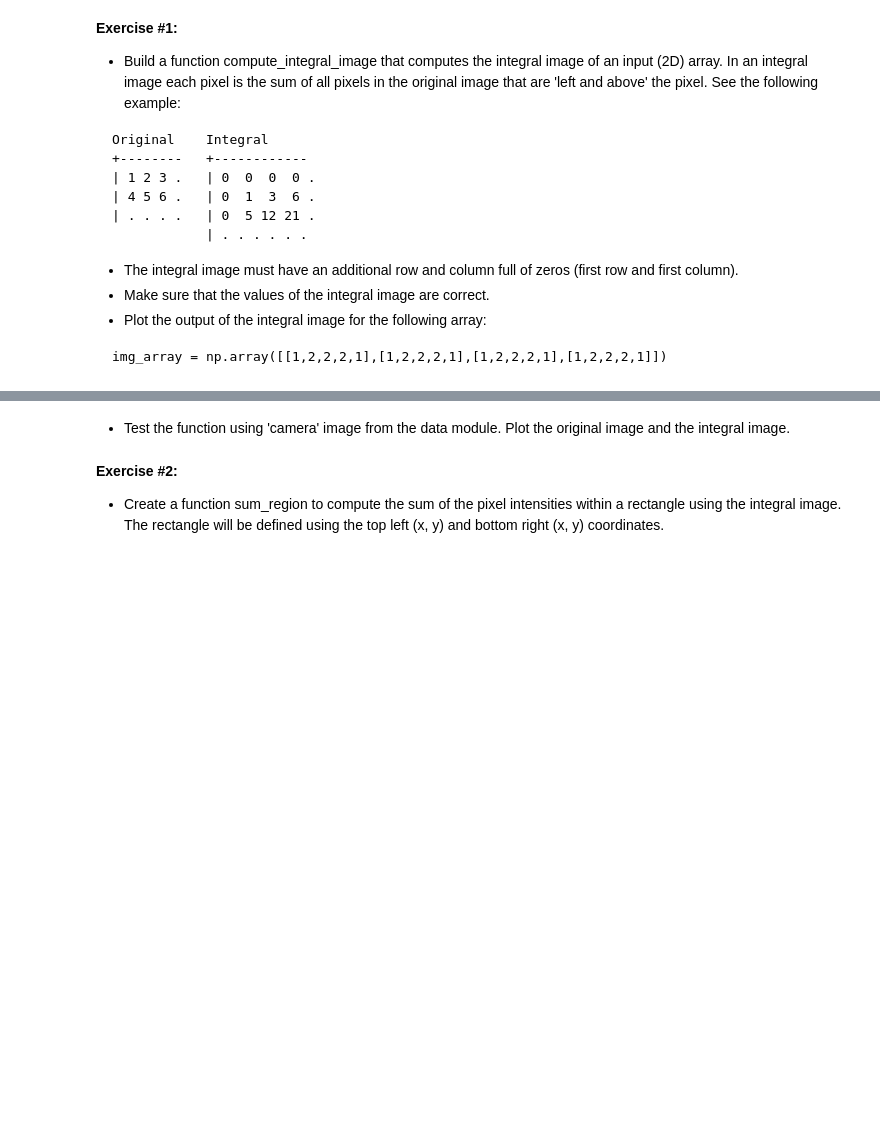
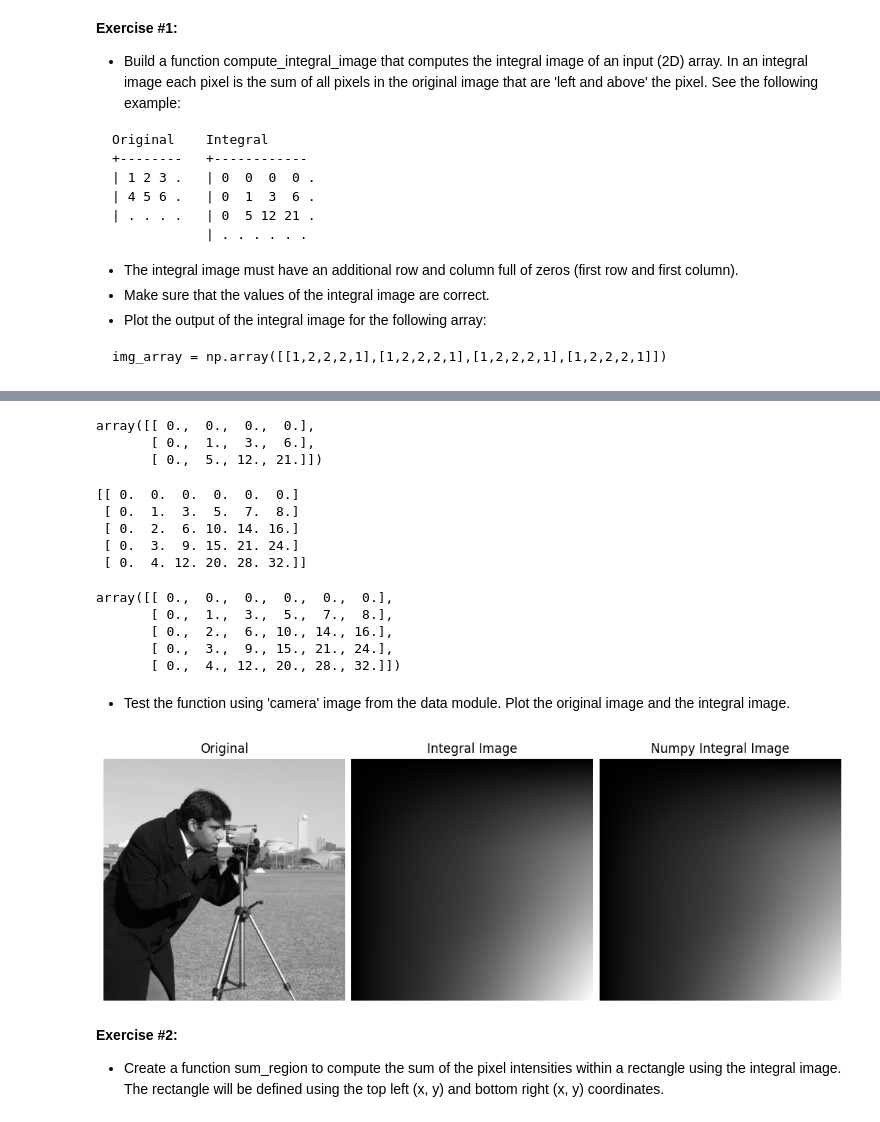
Before and after one commit to MarioROT/CV-MAI, a Jupyter notebook: Session 6/p6_face_detection_and_recognition.ipynb, the cells around one changed output, grey strips where cells are left out. Drawn from its saved outputs; the diff is of its cells as text; code cells hidden in the pictures; blank space fills up the shorter version.

```diff
--- a/Session 6/p6_face_detection_and_recognition.ipynb
+++ b/Session 6/p6_face_detection_and_recognition.ipynb
@@ -68,11 +89,13 @@ def compute_integral_image(img_arr):
     # we need an additional column and row
     integral_image_arr = np.zeros((img_arr.shape[0] + 1, img_arr.shape[1] + 1))
 
-
-    # Add code here
-
+    for i in range(1,integral_image_arr.shape[0]):
+      for j in range(1,integral_image_arr.shape[1]):
+        integral_image_arr[i,j] = img_arr[:i,:j].sum()
 
     return integral_image_arr
+
+integral_image_numpy = lambda x: np.append(np.zeros((1,x.shape[1]+1)),np.append(np.zeros((x.shape[0],1)),np.cumsum(np.cumsum(x, axis=0), axis=1), axis=1), axis=0)
 # %%
 img_array = np.array([[1, 2, 2, 2, 1], [1, 2, 2, 2, 1], [1, 2, 2, 2, 1], [1, 2, 2, 2, 1]])
 plt.imshow(img_array, cmap="gray", vmin=0, vmax= 5)
@@ -81,5 +106,26 @@ plt.show()
+# %%
+img_array2 = np.array([[1,2,3],[4,5,6]])
+compute_integral_image(img_array2)
+# %% [output]
+array([[ 0.,  0.,  0.,  0.],
+       [ 0.,  1.,  3.,  6.],
+       [ 0.,  5., 12., 21.]])
 # %%
 ii_img_array = compute_integral_image(img_array)
 print(ii_img_array)
+# %% [output]
+[[ 0.  0.  0.  0.  0.  0.]
+ [ 0.  1.  3.  5.  7.  8.]
+ [ 0.  2.  6. 10. 14. 16.]
+ [ 0.  3.  9. 15. 21. 24.]
+ [ 0.  4. 12. 20. 28. 32.]]
+# %%
+integral_image_numpy(img_array)
+# %% [output]
+array([[ 0.,  0.,  0.,  0.,  0.,  0.],
+       [ 0.,  1.,  3.,  5.,  7.,  8.],
+       [ 0.,  2.,  6., 10., 14., 16.],
+       [ 0.,  3.,  9., 15., 21., 24.],
+       [ 0.,  4., 12., 20., 28., 32.]])
 # %% [markdown]
 *   Test the function using 'camera' image from the data module. Plot the original image and the integral image.
@@ -88,3 +132,9 @@ print(ii_img_array)
+# %%
+# solution
+camera = data.camera()
+cp.custom_grids([camera, compute_integral_image(camera), integral_image_numpy(camera)],1,3,['Original', 'Integral Image', 'Numpy Integral Image'], cmap="gray", axis="off", figsize=(10,5)).show()
+# %% [output]
+[figure, added]
 # %% [markdown]
 **Exercise #2:**
 
```
Also changed, not shown: parts of 22 cells of this notebook.
